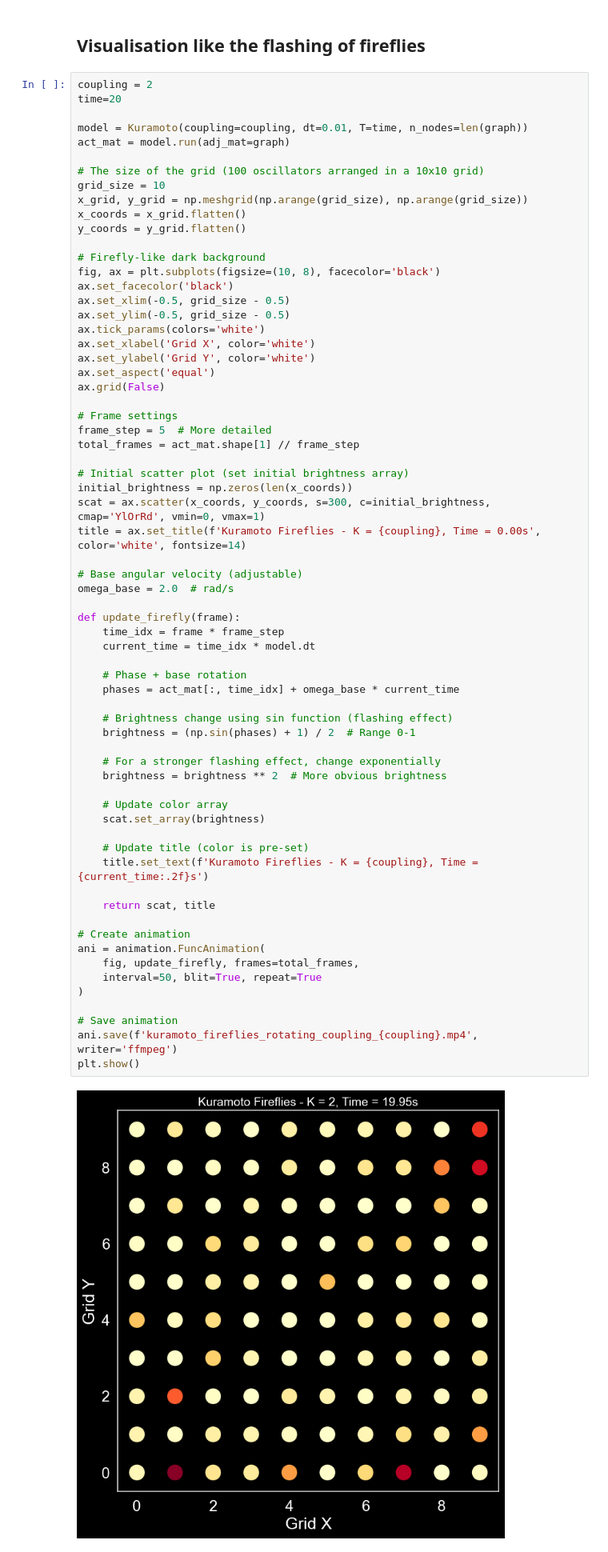
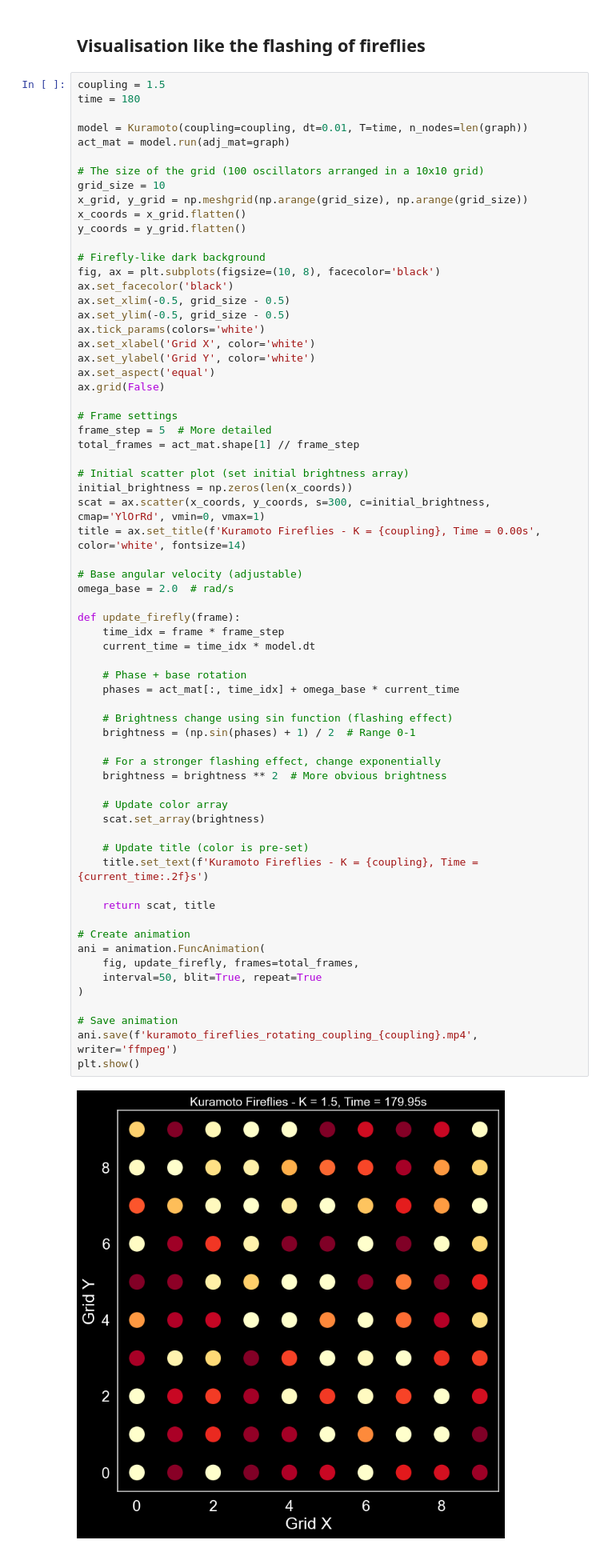
Before and after one commit to s-sasaki-earthsea-wizard/kuramoro-model-lt, a Jupyter notebook: notebooks/kuramoto-model.ipynb, the cells around one changed output. Shown at 80% size. Cells and saved outputs as stored; diff of their text form.

```diff
--- a/notebooks/kuramoto-model.ipynb
+++ b/notebooks/kuramoto-model.ipynb
@@ -126,8 +126,8 @@ ani.save(f'kuramoto_animation_coupling_{coupling}.mp4', writer='ffmpeg')
 # %% [markdown]
 ## Visualisation like the flashing of fireflies
 # %%
-coupling = 2
-time=20
+coupling = 1.5
+time = 180
 
 model = Kuramoto(coupling=coupling, dt=0.01, T=time, n_nodes=len(graph))
 act_mat = model.run(adj_mat=graph)
@@ -165,31 +165,31 @@ def update_firefly(frame):
     time_idx = frame * frame_step
     current_time = time_idx * model.dt
 
     # Phase + base rotation
     phases = act_mat[:, time_idx] + omega_base * current_time
 
     # Brightness change using sin function (flashing effect)
     brightness = (np.sin(phases) + 1) / 2  # Range 0-1
 
     # For a stronger flashing effect, change exponentially
     brightness = brightness ** 2  # More obvious brightness
 
     # Update color array
     scat.set_array(brightness)
 
     # Update title (color is pre-set)
     title.set_text(f'Kuramoto Fireflies - K = {coupling}, Time = {current_time:.2f}s')
 
     return scat, title
 
 # Create animation
 ani = animation.FuncAnimation(
     fig, update_firefly, frames=total_frames,
     interval=50, blit=True, repeat=True
 )
 
 # Save animation
 ani.save(f'kuramoto_fireflies_rotating_coupling_{coupling}.mp4', writer='ffmpeg')
 plt.show()
 # %% [output]
-[figure, old version]
+[figure, new version]
```
Also changed, not shown: 9 other files.
